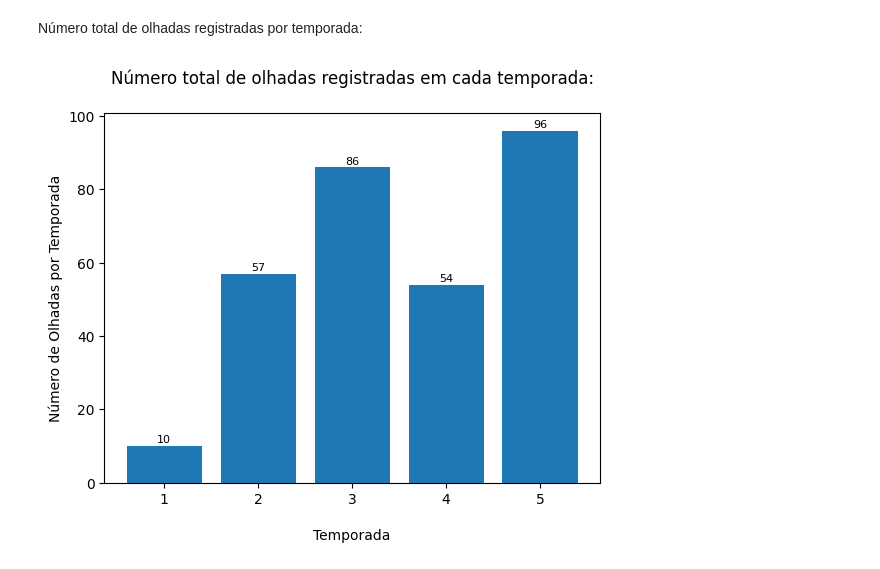
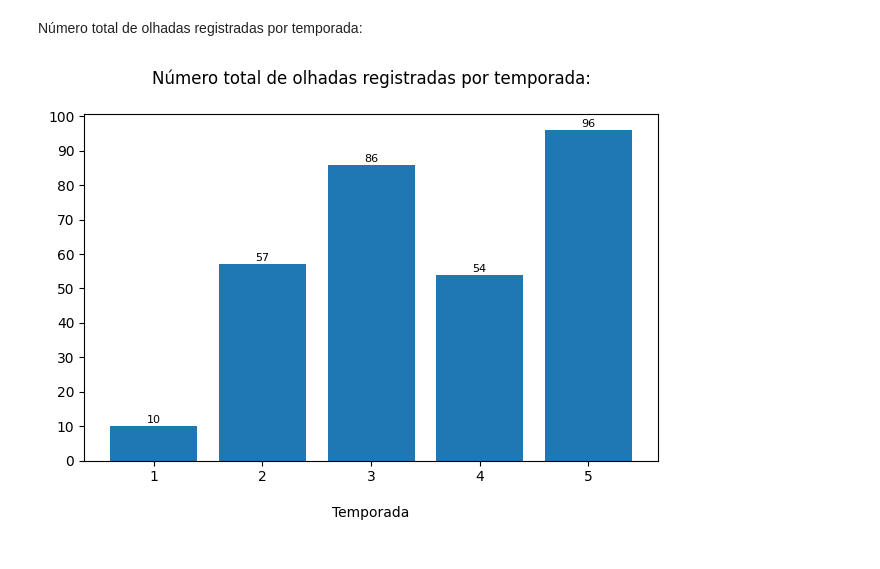
Before and after one commit to marinasbrum/ExploringNonverbalCommunication, a Jupyter notebook: Emotional_Responses_Analysis.ipynb, the cells around one changed output. Drawn from its saved outputs; the diff is of its cells as text; code cells hidden in the pictures.

```diff
--- a/Emotional_Responses_Analysis.ipynb
+++ b/Emotional_Responses_Analysis.ipynb
@@ -41,16 +40,17 @@ Número total de olhadas registradas por temporada:
 # %%
 looks = teste.groupby('Season').size()
 bars = plt.bar(looks.index, looks.values, color='skyblue')
 
 for bar, olhadas in zip(bars, looks.values):
     plt.text(bar.get_x() + bar.get_width() / 2, bar.get_height() + 0.3, olhadas,
              ha ='center', va ='bottom', fontsize = 8)
 
 plt.bar(looks.index, looks.values)
 plt.xticks(looks.index)
-plt.title(f'Número total de olhadas registradas em cada temporada:\n')
+plt.yticks(range(0, max(looks) + 10, 10))
+plt.title(f'Número total de olhadas registradas por temporada:\n')
 plt.xlabel('\nTemporada')
-plt.ylabel('Número de Olhadas por Temporada')
+plt.tight_layout()
 plt.show()
 # %% [output]
-[figure, old version]
+[figure, new version]
```
Also changed, not shown: parts of 1 cell of this notebook.
